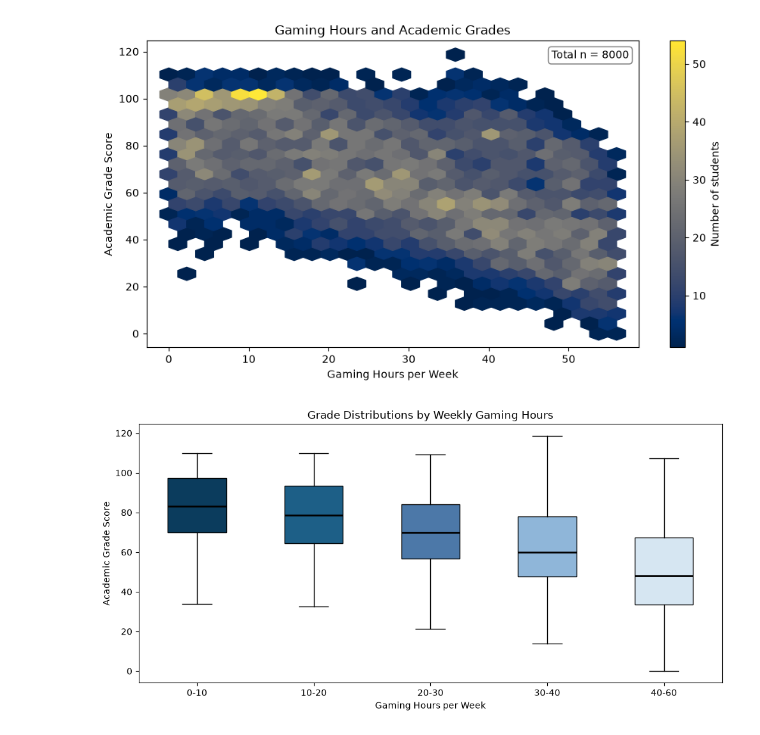
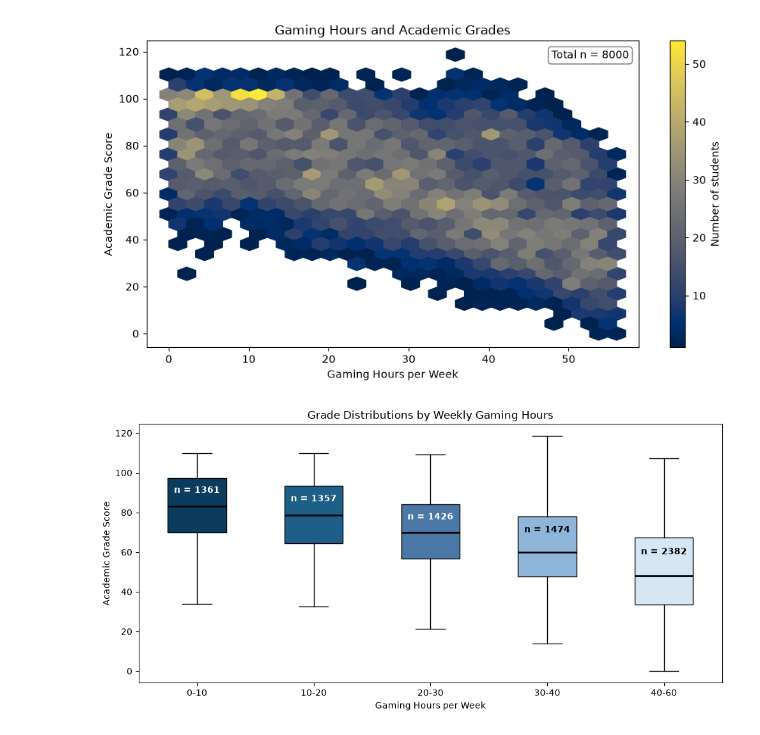
Before and after one commit to VetleBersaas/Gaming-Grades-Gig, a Jupyter notebook: gaming_grades.ipynb, the cells around one changed output. Saved outputs shown, nothing was run; the diff lists cells and outputs as text; code cells hidden in the pictures.

Commit message:
Adding the n=x in each box plot to see how many datapoints each one has.

```diff
--- a/gaming_grades.ipynb
+++ b/gaming_grades.ipynb
@@ -115,26 +115,51 @@ groups = [
 # %%
 plt.figure(figsize=(10, 5))
 
 box = plt.boxplot(
     groups,
     patch_artist=True,
    tick_labels=labels,
     showfliers=False,
     medianprops={"color": "black", "linewidth": 2}
 )
 
 # Dark-to-light blue gradient for better visualisation for those who are color blind
 box_colors = ["#0B3C5D", "#1D5F87", "#4C78A8", "#8FB6D9", "#D6E6F2"]
 
 for patch, color in zip(box["boxes"], box_colors):
     patch.set_facecolor(color)
     patch.set_edgecolor("black")
 
+# Add the number of students inside each box
+for i, group in enumerate(groups, start=1):
+
+    # I find the top and bottom of the box to get best placement for the text
+    q1 = group.quantile(0.25)
+    q3 = group.quantile(0.75)
+
+    # This is to position the text near the top of the box
+    y_position = q3 - 0.15 * (q3 - q1)
+
+    # I use contrasting text colors to better see them
+    text_color = "white" if i <= 3 else "black"
+
+    plt.text(
+        i,
+        y_position,
+        f"n = {len(group)}",
+        ha="center",
+        va="top",
+        fontsize=10,
+        fontweight="bold",
+        color=text_color
+    )
+
+
 plt.title("Grade Distributions by Weekly Gaming Hours")
 plt.xlabel("Gaming Hours per Week")
 plt.ylabel("Academic Grade Score")
 
 plt.tight_layout()
 plt.show()
 # %% [output]
-[figure, old version]
+[figure, new version]
```
